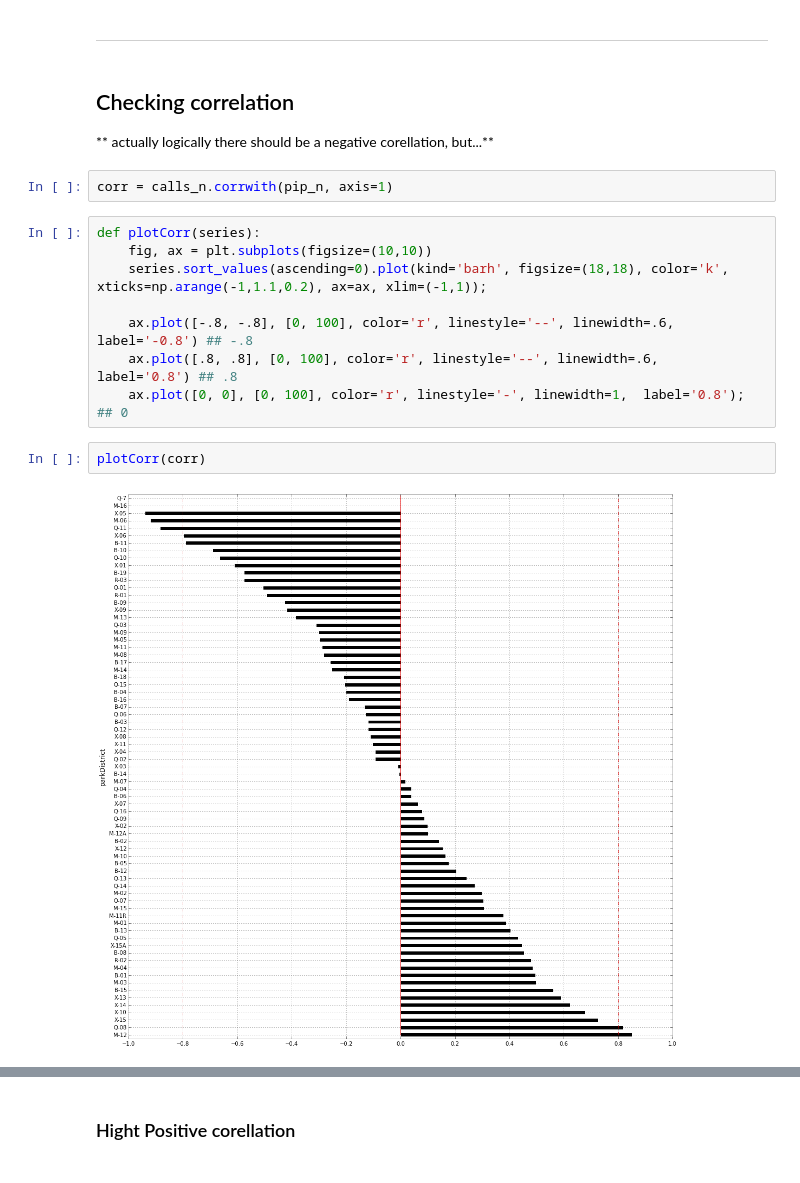
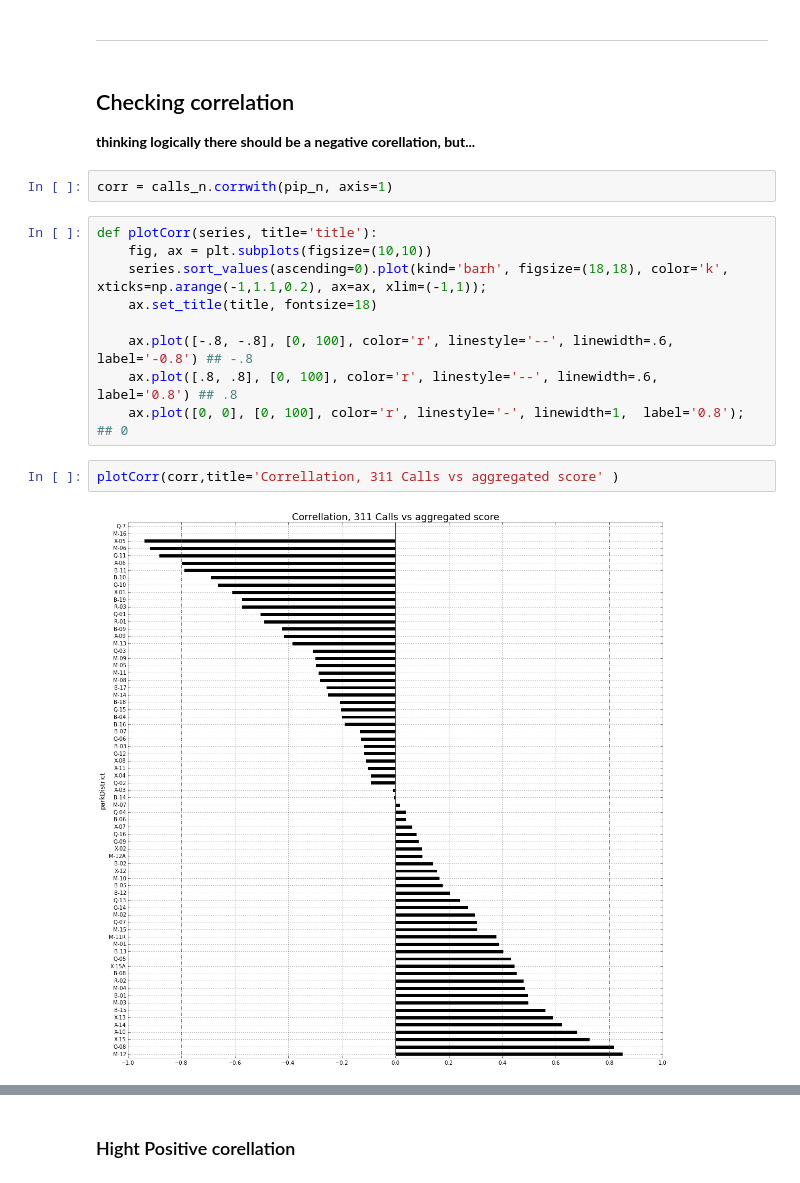
Before and after one commit to gdobler/parqa, a Jupyter notebook: 311/6_Timeseries_corellation.ipynb, the cells around one changed output, grey strips where cells are left out. Cells and saved outputs as stored; diff of their text form.

```diff
--- a/311/6_Timeseries_corellation.ipynb
+++ b/311/6_Timeseries_corellation.ipynb
@@ -76,20 +76,21 @@ calls_n.T.plot(legend=0, figsize=(18,4), title='normalised 311 calls amount, per
 ------------------
 # %% [markdown]
 ## Checking correlation
-** actually logically there should be a negative corellation, but...**
+**thinking logically there should be a negative corellation, but...**
 # %%
 corr = calls_n.corrwith(pip_n, axis=1)
 # %%
-def plotCorr(series):
+def plotCorr(series, title='title'):
     fig, ax = plt.subplots(figsize=(10,10))
     series.sort_values(ascending=0).plot(kind='barh', figsize=(18,18), color='k', xticks=np.arange(-1,1.1,0.2), ax=ax, xlim=(-1,1));
+    ax.set_title(title, fontsize=18)
 
     ax.plot([-.8, -.8], [0, 100], color='r', linestyle='--', linewidth=.6,  label='-0.8') ## -.8
     ax.plot([.8, .8], [0, 100], color='r', linestyle='--', linewidth=.6,  label='0.8') ## .8
     ax.plot([0, 0], [0, 100], color='r', linestyle='-', linewidth=1,  label='0.8'); ## 0
-# %%
-plotCorr(corr)
-# %% [output]
-[figure, removed]
+# %%
+plotCorr(corr,title='Correllation, 311 Calls vs aggregated score' )
+# %% [output]
+[figure, added]
 # %%
 corr.hist(color='k',bins=20, figsize=(6,6))
```
Also changed, not shown: parts of 15 cells of this notebook, 4 other files.
